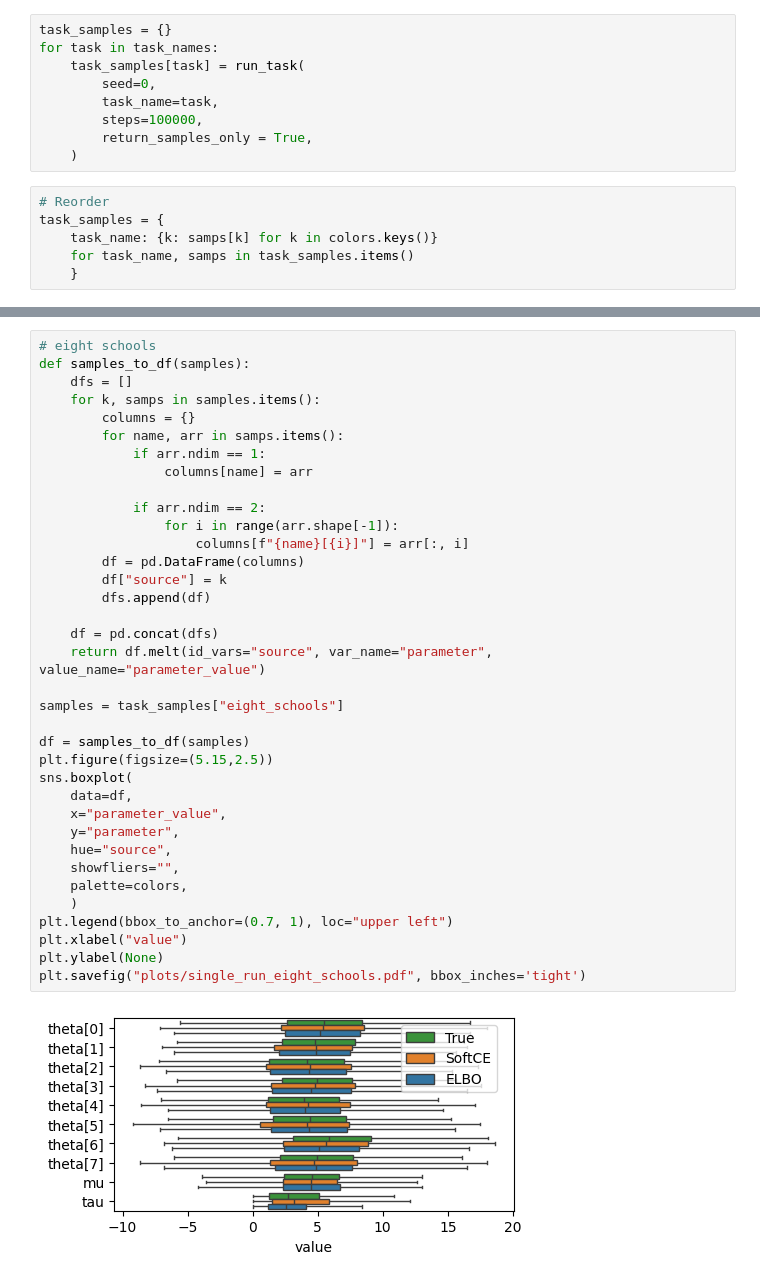
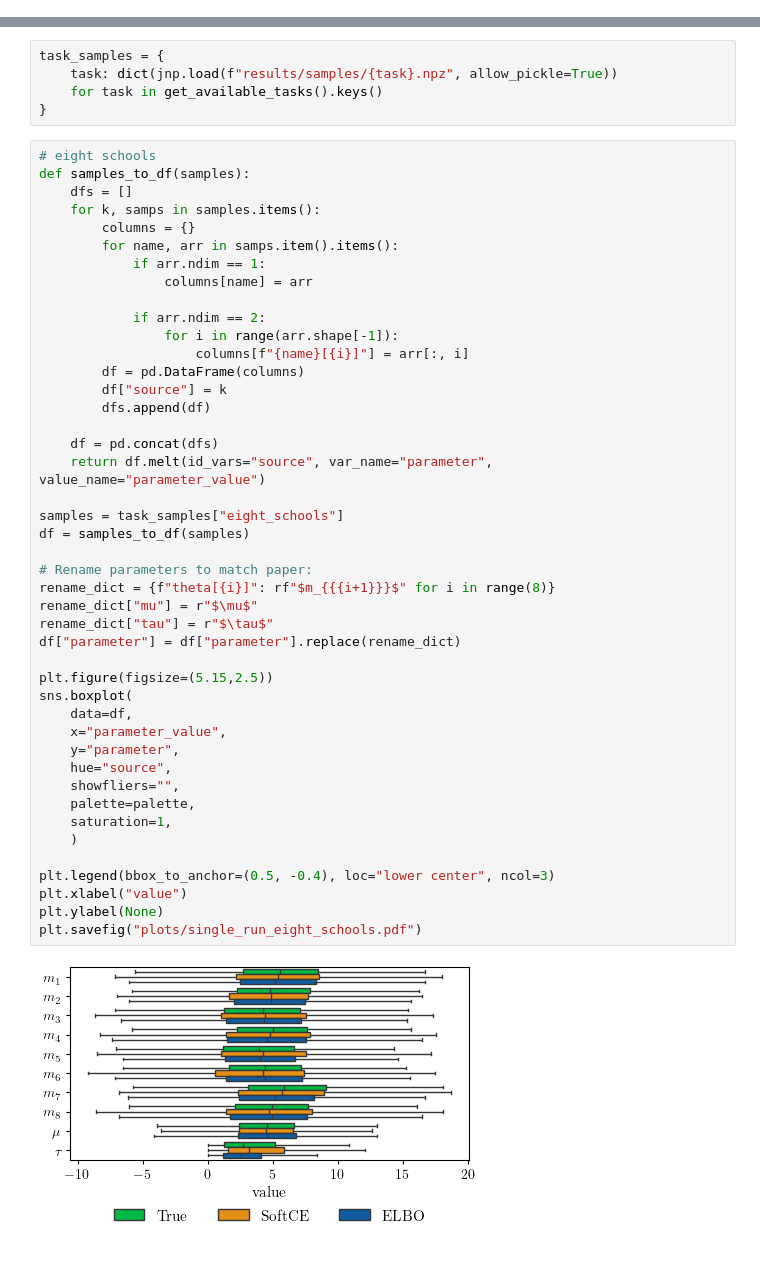
Before and after one commit to danielward27/softcvi_validation, a Jupyter notebook: examples/plot_individual_runs.ipynb, the cells around one changed output, grey strips where cells are left out. Saved outputs shown, nothing was run; the diff lists cells and outputs as text.

Commit message:
Add plotting for individual runs

```diff
--- a/examples/plot_individual_runs.ipynb
+++ b/examples/plot_individual_runs.ipynb
@@ -26,15 +23,0 @@ task_names
-# %%
-task_samples = {}
-for task in task_names:
-    task_samples[task] = run_task(
-        seed=0,
-        task_name=task,
-        steps=100000,
-        return_samples_only = True,
-    )
-# %%
-# Reorder
-task_samples = {
-    task_name: {k: samps[k] for k in colors.keys()}
-    for task_name, samps in task_samples.items()
-    }
@@ -44,40 +24,53 @@ for task_name, d in task_samples.items():
+# %%
+task_samples = {
+    task: dict(jnp.load(f"results/samples/{task}.npz", allow_pickle=True))
+    for task in get_available_tasks().keys()
+}
 # %%
 # eight schools
 def samples_to_df(samples):
     dfs = []
     for k, samps in samples.items():
         columns = {}
-        for name, arr in samps.items():
+        for name, arr in samps.item().items():
             if arr.ndim == 1:
                 columns[name] = arr
 
             if arr.ndim == 2:
                 for i in range(arr.shape[-1]):
                     columns[f"{name}[{i}]"] = arr[:, i]
         df = pd.DataFrame(columns)
         df["source"] = k
         dfs.append(df)
 
     df = pd.concat(dfs)
     return df.melt(id_vars="source", var_name="parameter", value_name="parameter_value")
 
 samples = task_samples["eight_schools"]
+df = samples_to_df(samples)
 
-df = samples_to_df(samples)
+# Rename parameters to match paper:
+rename_dict = {f"theta[{i}]": rf"$m_{{{i+1}}}$" for i in range(8)}
+rename_dict["mu"] = r"$\mu$"
+rename_dict["tau"] = r"$\tau$"
+df["parameter"] = df["parameter"].replace(rename_dict)
+
 plt.figure(figsize=(5.15,2.5))
 sns.boxplot(
     data=df,
     x="parameter_value",
     y="parameter",
     hue="source",
     showfliers="",
-    palette=colors,
+    palette=palette,
+    saturation=1,
     )
-plt.legend(bbox_to_anchor=(0.7, 1), loc="upper left")
+
+plt.legend(bbox_to_anchor=(0.5, -0.4), loc="lower center", ncol=3)
 plt.xlabel("value")
 plt.ylabel(None)
-plt.savefig("plots/single_run_eight_schools.pdf", bbox_inches='tight')
+plt.savefig("plots/single_run_eight_schools.pdf")
 # %% [output]
-[figure, old version]
+[figure, new version]
 # %%
 # Linear regression
```
Also changed, not shown: parts of 7 cells of this notebook, 16 other files.
